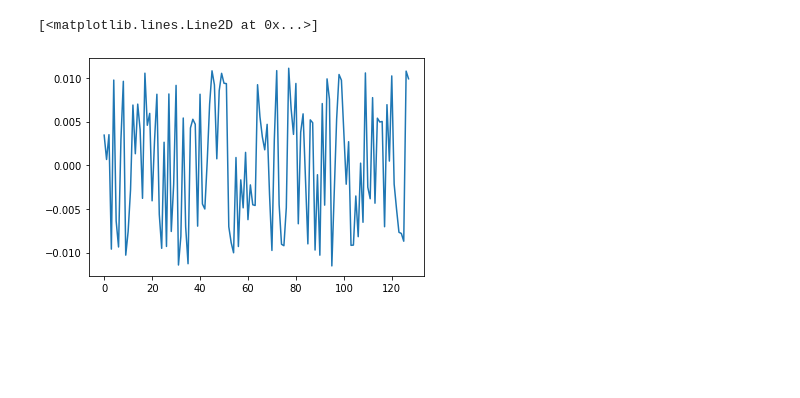
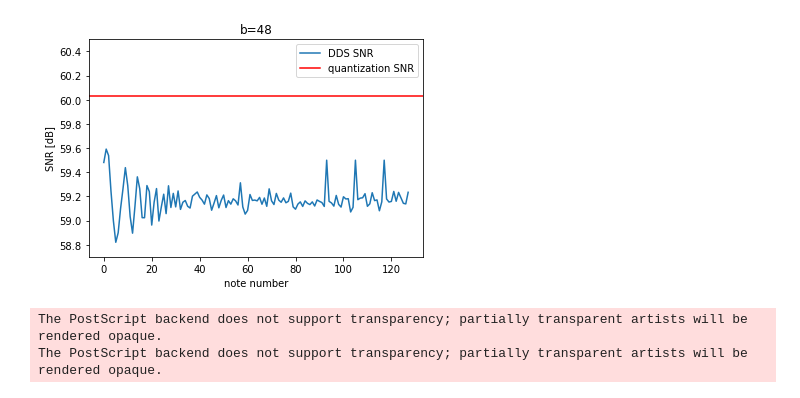
Before and after one commit to doppioandante/tesi, a Jupyter notebook: scripts/DDS + pwm error .ipynb, the cells around one changed output. Cells and saved outputs as stored; diff of their text form; code cells hidden in the pictures; blank space fills up the shorter version.

Commit message:
New scripts and latex files

```diff
--- a/scripts/DDS + pwm error .ipynb
+++ b/scripts/DDS + pwm error .ipynb
@@ -64,3 +80,3 @@ def get_dds_snr(note_number):
     return signal_power/error_power
 # %%
-snrs = [get_dds_snr(i) for i in range(50, 127)]
+snrs = [get_dds_snr(i) for i in range(0, 128)]
@@ -79,5 +100,0 @@ rng = list(range(0, len(ftws)))
-# %%
-plt.plot(rng, [x-y for x, y in zip(freqs,ftw_in_hz)])
-# %% [output]
-[<matplotlib.lines.Line2D at 0x...>]
-[figure, removed]
@@ -106,0 +101,18 @@ filtered_signal = get_filtered_signal(pwm_signal, pwm_frequency)
+# %%
+fig = plt.figure()
+ax1 = fig.add_subplot()
+ax1.set_ylabel('SNR [dB]')
+ax1.set_xlabel('note number')
+ax1.set_title('b=48')
+plt.plot(list(range(0, len(snrs))), 10 * np.log10(snrs))
+error_power = (2/2**sample_bits)**2/12
+signal_power = (amplitude)**2/2
+plt.axhline(10*np.log10(signal_power/error_power), color='r')
+plt.ylim(58.7,60.5)
+plt.legend(('DDS SNR', 'quantization SNR'))
+plt.show()
+fig.savefig('dds_snr.eps')
+# %% [output]
+[figure, added]
+The PostScript backend does not support transparency; partially transparent artists will be rendered opaque.
+The PostScript backend does not support transparency; partially transparent artists will be rendered opaque.
```
Also changed, not shown: parts of 18 cells of this notebook, 20 other files.
